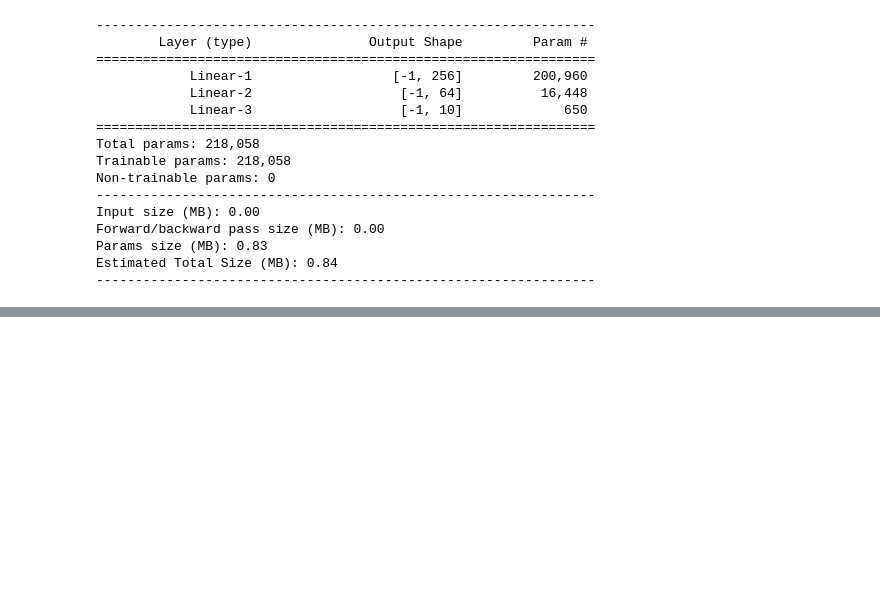
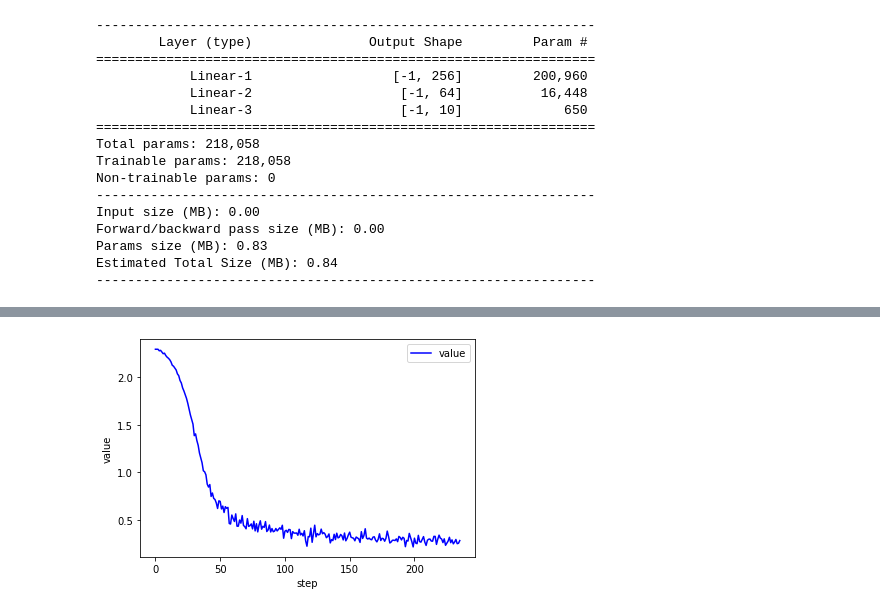
Before and after one commit to flchenwhu/Regression_Num_MNIST, a Jupyter notebook: mnist_train2.ipynb, the cells around one changed output, grey strips where cells are left out. Saved outputs shown, nothing was run; the diff lists cells and outputs as text; code cells hidden in the pictures; blank space fills up the shorter version.

```diff
--- a/mnist_train2.ipynb
+++ b/mnist_train2.ipynb
@@ -111,34 +109,56 @@ Estimated Total Size (MB): 0.84
 ----------------------------------------------------------------
 # %%
 ###################优化器
-optimizer=optim.SGD(net.parameters(),lr=0.01,momentum=0.9) # 创建一个 梯度下降SGD 优化器，用来更新 net 模型的参数
+optimizer = optim.SGD(net.parameters(), lr=0.01, momentum=0.9)  # 创建一个 梯度下降SGD 优化器，用来更新 net 模型的参数
 # optimizer = optim.Adam(net.parameters(), lr=0.0001)  # 基于自适应学习率的优化器，它可以根据每个参数的梯度历史动态调整学习率，从而加速收敛
 
 #####################训练
-train_loss=[]
-for epoch in range(3):  # epoch是所有数据都放入模型训练的次数
+train_loss = []
+for epoch in range(2):  # epoch是所有数据都放入模型训练的次数
 
-    for batch_idx,(x,y) in enumerate(train_loader):  # batch_idx即iteration，表示迭代次数
+    for batch_idx, (x, y) in enumerate(train_loader):  # batch_idx即iteration，表示迭代次数
 
         # x: [b, 1, 28, 28], y: [512]
         # [b, 1, 28, 28] => [b, 784]
-        x=x.cuda()
-        y=y.cuda()
-        x=x.view(x.size(0),28 * 28)
+        x = x.to(device)
+        y = y.to(device)
+        x = x.view(x.size(0), 28 * 28)
         # => [b, 10]
-        out=net(x)
-        y_onehot=one_hot(y)
+        out = net(x)
+        y_onehot = one_hot(y)
         # loss = mse(out, y_onehot)
         # loss=F.mse_loss(out,y_onehot)  # 均方误差
-        loss_func=torch.nn.CrossEntropyLoss()  # 直接使用pytorch内置的交叉熵损失函数
-        loss=loss_func(out,y_onehot)  # 直接使用pytorch内置的交叉熵损失函数
+        loss_func = torch.nn.CrossEntropyLoss()  # 直接使用pytorch内置的交叉熵损失函数
+        loss = loss_func(out, y_onehot)  # 直接使用pytorch内置的交叉熵损失函数
 
         optimizer.zero_grad()
         loss.backward()
         # w' = w - lr*grad
         optimizer.step()
 
-        train_loss.append(loss.item())
+        train_loss.append(loss.item())  # 将当前批次的损失值转换为Python数值并添加到train_loss列表中
 
-        if batch_idx % 10==0:
-            print('epoch:',epoch,'迭代次数:',batch_idx,'loss:',loss.item())
+        if batch_idx % 10 == 0:
+            print('epoch:', epoch, '迭代次数:', batch_idx, 'loss:', loss.item())
+        ############### 输出训练准确度
+        train_correct = 0  # 定义一个变量，用于记录训练过程中的正确预测数
+    total = 0  # 定义一个变量，用于记录训练过程中的总样本数
+    for data in train_loader:  # 开始一个循环，遍历训练数据加载器(train_loader)中的每一批数据
+        x, y = data  # 将每一批数据分解为输入特征(x)和标签(y)
+        x = x.to(device)  # 将输入特征转移到GPU上
+        y = y.to(device)  # 将标签转移到GPU上
+        x = x.view(x.size(0), 28 * 28)  # 将输入特征变形为二维张量，第一维是批量大小，第二维是28*28，即图片的像素数
+        out = net(x)  # 调用模型(net)，输入特征，输出预测值(out)
+        pred = out.argmax(dim=1)  # 对预测值进行argmax操作，沿着第二维(即每个样本的10个类别概率)，取最大值的索引，得到预测类别(pred)
+        correct = pred.eq(
+            y).sum().float().item()  # 对预测类别和标签进行比较，使用eq函数得到一个布尔张量，表示哪些样本预测正确，然后对其求和，转换为浮点数，并取出其中的数值，得到这一批数据中的正确预测数(
+        # correct)
+        train_correct += correct  # 将正确预测数累加到train_correct变量中
+        total += y.size(0)  # 将这一批数据的样本数累加到total变量中
+        train_acc = 100*train_correct / total  # 计算训练精度(train_acc)，即正确预测数除以总样本数
+    print('epoch: {} 迭代次数: {} loss: {:.3f} Train accuracy: {}/{} ({:.1f}%)\n'.format(epoch, batch_idx, loss.item(),
+                                                                                     train_correct, total,
+                                                                                     train_acc))  # 打印当前轮数(epoch)，当前迭代次数(batch_idx)，当前损失(loss)，和当前训练精度(train_acc)
+
+plot_curve(train_loss)  # 输出loss变化曲线图
+# %% [output]
@@ -145 +182,2 @@ for epoch in range(3):  # epoch是所有数据都放入模型训练的次数
+[figure, added]
 # %%
```
Also changed, not shown: parts of 6 cells of this notebook, 3 other files.
